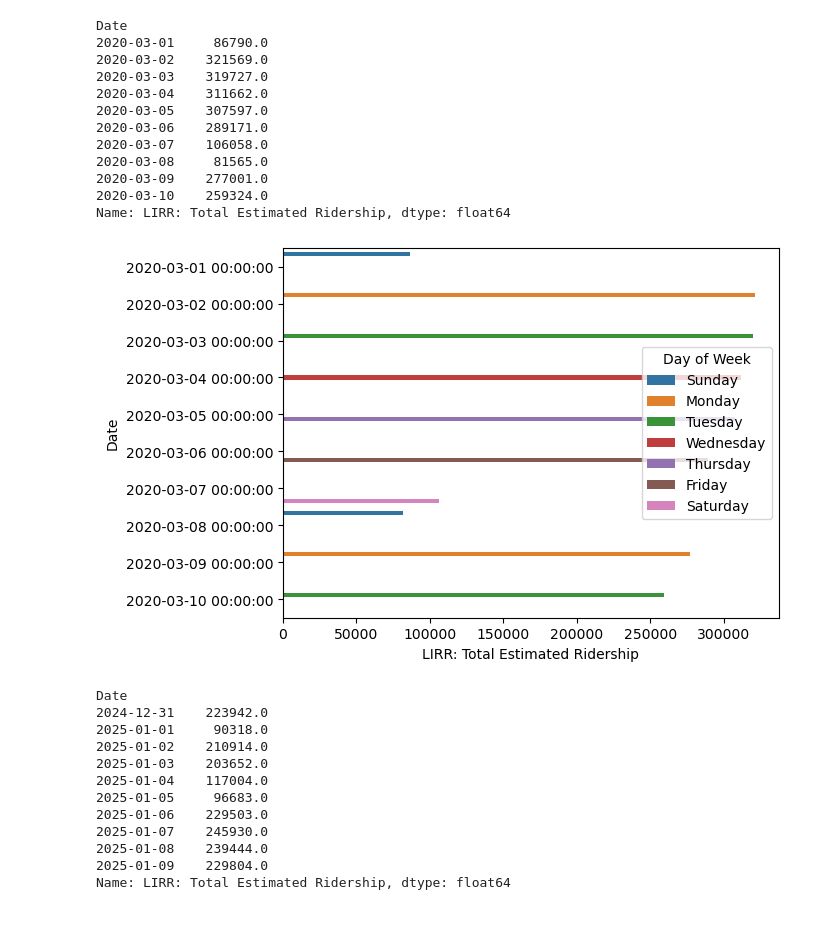
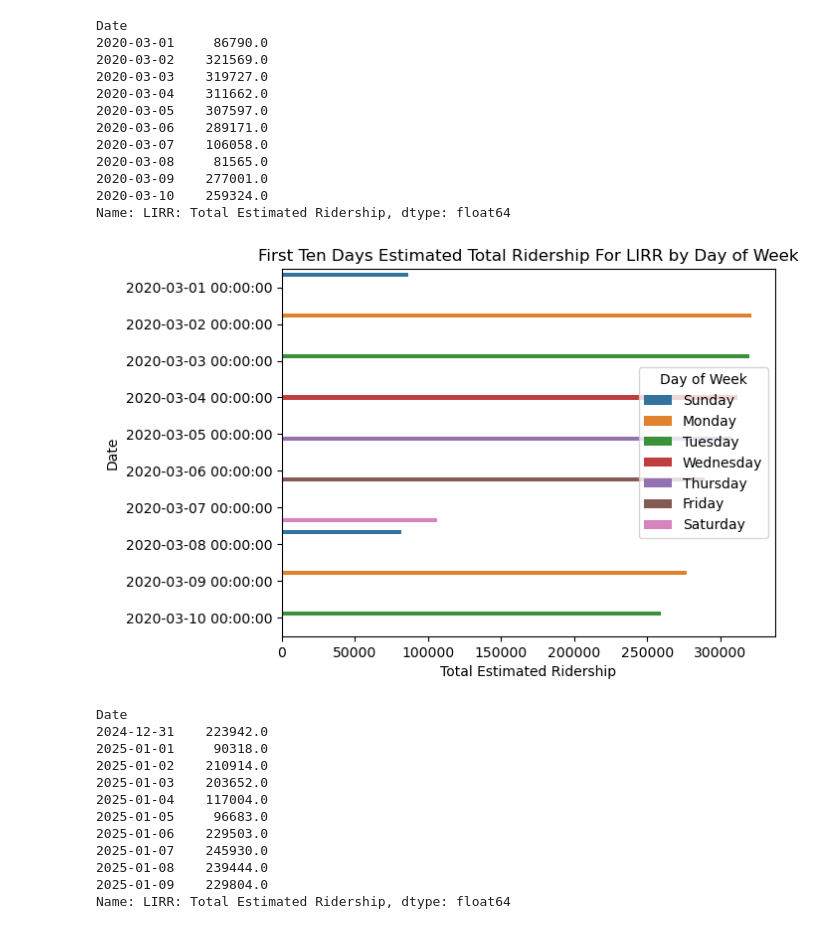
Before and after one commit to alishanstyles/MTA-Daily-Ridership, a Jupyter notebook: Untitled.ipynb, the cells around one changed output. Cells and saved outputs as stored; diff of their text form; code cells hidden in the pictures.

```diff
--- a/Untitled.ipynb
+++ b/Untitled.ipynb
@@ -558,10 +558,14 @@ Name: LIRR: Total Estimated Ridership, dtype: float64
 # %%
 sns.barplot(data = first_ten,
             y = 'Date',
             x = 'LIRR: Total Estimated Ridership',
-            hue = 'Day of Week');
+            hue = 'Day of Week')
+plt.title('First Ten Days Estimated Total Ridership For LIRR by Day of Week')
+plt.xlabel('Total Estimated Ridership')
+plt.ylabel('Date')
+plt.savefig('barplot5');
 # %% [output]
-[figure, old version]
+[figure, new version]
 # %%
 last_ten.groupby('Date')['LIRR: Total Estimated Ridership'].mean()
 # %% [output]
```
Also changed, not shown: parts of 5 cells of this notebook, 6 other files.
